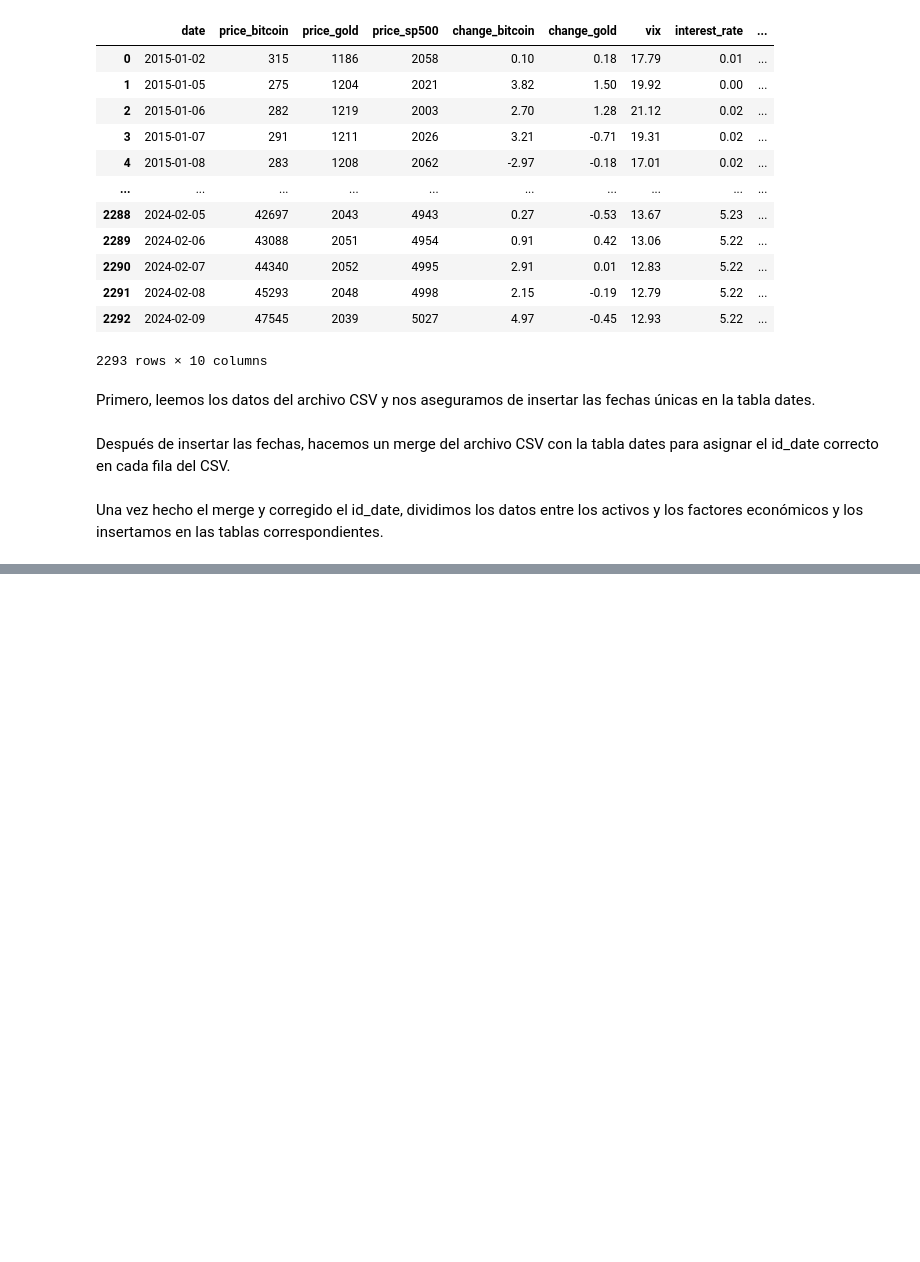
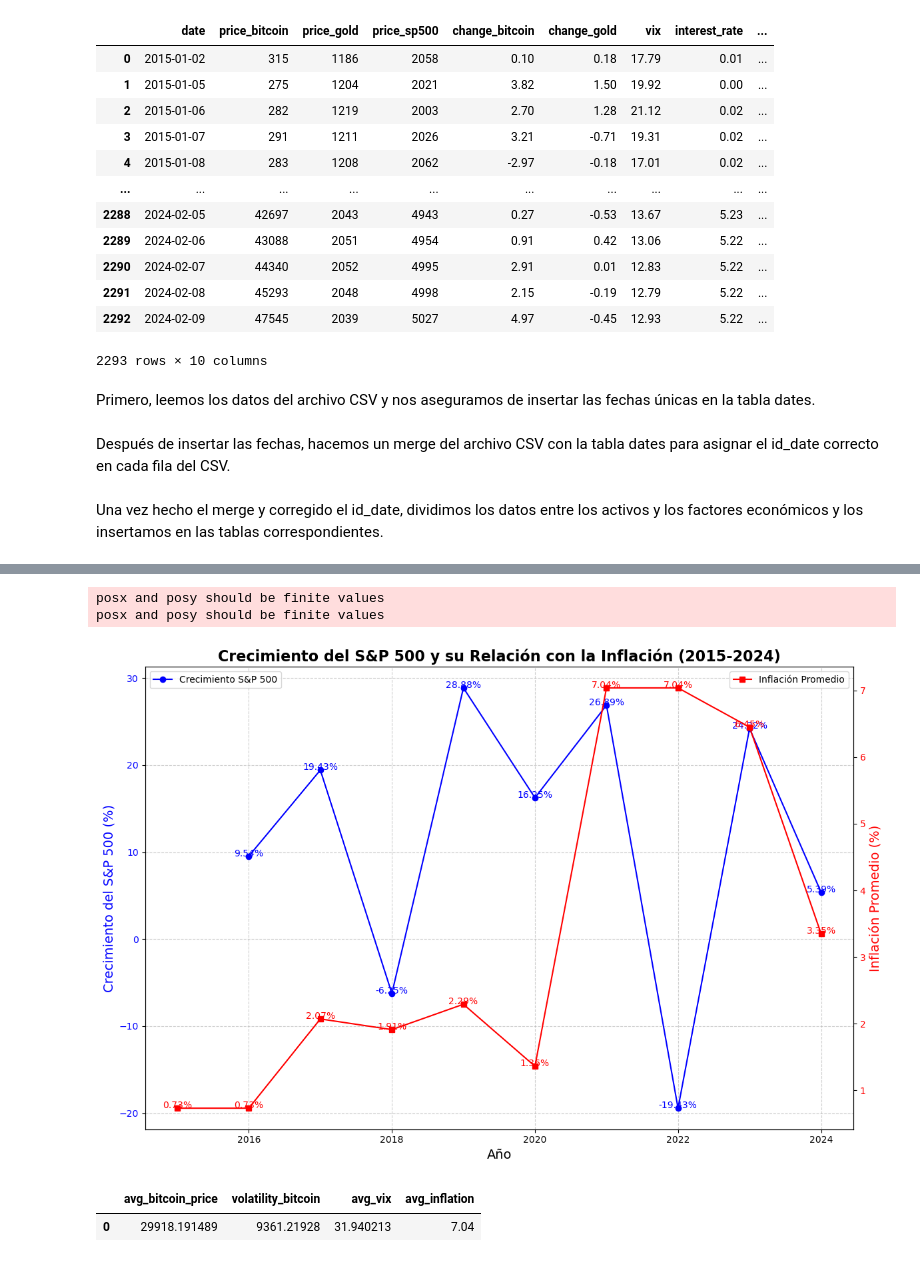
Before and after one commit to adrianlardies/from-data-to-insight, a Jupyter notebook: main.ipynb, the cells around one changed output, grey strips where cells are left out. Cells and saved outputs as stored; diff of their text form; code cells hidden in the pictures; blank space fills up the shorter version.

```diff
--- a/main.ipynb
+++ b/main.ipynb
@@ -65,0 +265,41 @@ economic_factors_df.to_sql('economic_factors', con=engine, if_exists='append', i
+# %%
+# Mejorado para consulta 4: Crecimiento del S&P 500 y relación con la inflación
+fig, ax1 = plt.subplots(figsize=(12, 8))
+
+# Gráfico de líneas para el crecimiento del S&P 500
+ax1.plot(df4['year'], df4['sp500_growth'], color='blue', marker='o', label='Crecimiento S&P 500')
+ax1.set_xlabel('Año', fontsize=14)
+ax1.set_ylabel('Crecimiento del S&P 500 (%)', color='blue', fontsize=14)
+ax1.tick_params(axis='y', labelcolor='blue')
+
+# Añadir etiquetas de datos en el gráfico de S&P 500
+for i in range(len(df4)):
+    ax1.text(df4['year'][i], df4['sp500_growth'][i], f"{df4['sp500_growth'][i]:.2f}%", fontsize=10, ha='center', color='blue')
+
+# Crear un segundo eje Y para la inflación
+ax2 = ax1.twinx()
+ax2.plot(df4['year'], df4['avg_inflation'], color='red', marker='s', label='Inflación Promedio')
+ax2.set_ylabel('Inflación Promedio (%)', color='red', fontsize=14)
+ax2.tick_params(axis='y', labelcolor='red')
+
+# Añadir etiquetas de datos en el gráfico de inflación
+for i in range(len(df4)):
+    ax2.text(df4['year'][i], df4['avg_inflation'][i], f"{df4['avg_inflation'][i]:.2f}%", fontsize=10, ha='center', color='red')
+
+# Título
+plt.title('Crecimiento del S&P 500 y su Relación con la Inflación (2015-2024)', fontsize=16, fontweight='bold')
+
+# Leyendas
+ax1.legend(loc='upper left')
+ax2.legend(loc='upper right')
+
+# Cuadrícula
+ax1.grid(True, linestyle='--', alpha=0.6)
+
+# Mostrar gráfico
+plt.tight_layout()
+plt.show()
+# %% [output]
+posx and posy should be finite values
+posx and posy should be finite values
+[figure, added]
@@ -65,0 +324,6 @@ economic_factors_df.to_sql('economic_factors', con=engine, if_exists='append', i
+# %%
+# Mostrar el DataFrame resultante
+df5
+# %% [output]
+|  | avg_bitcoin_price | volatility_bitcoin | avg_vix | avg_inflation |
+| 0 | 29918.191489 | 9361.21928 | 31.940213 | 7.04 |
```
Also changed, not shown: parts of 13 cells of this notebook.
